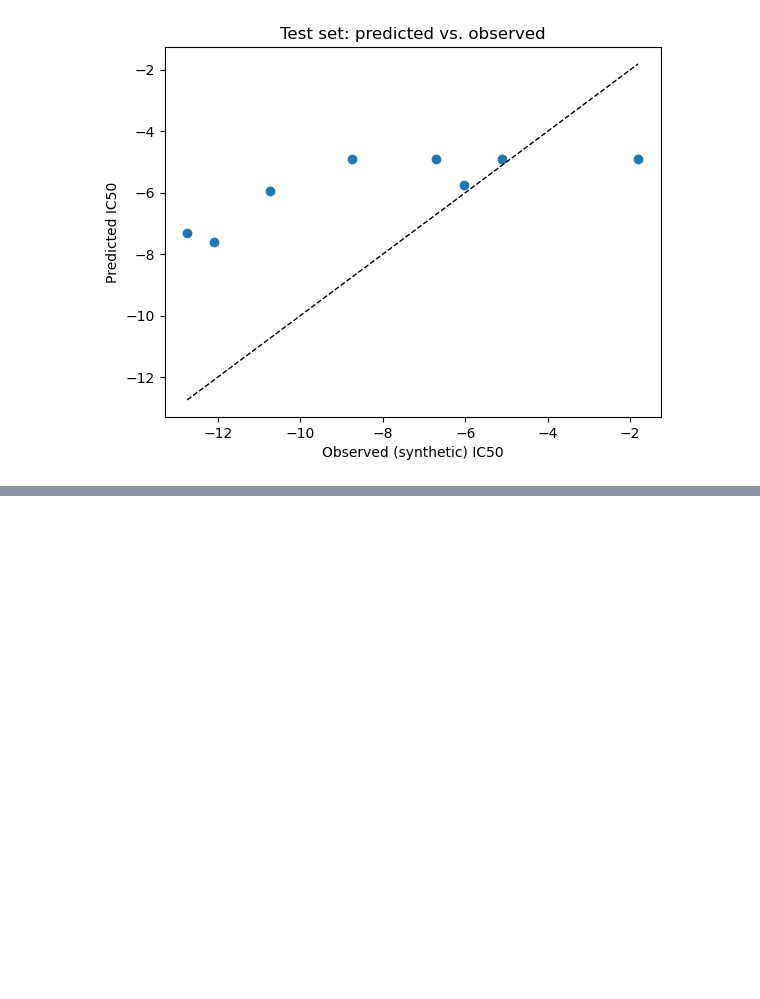
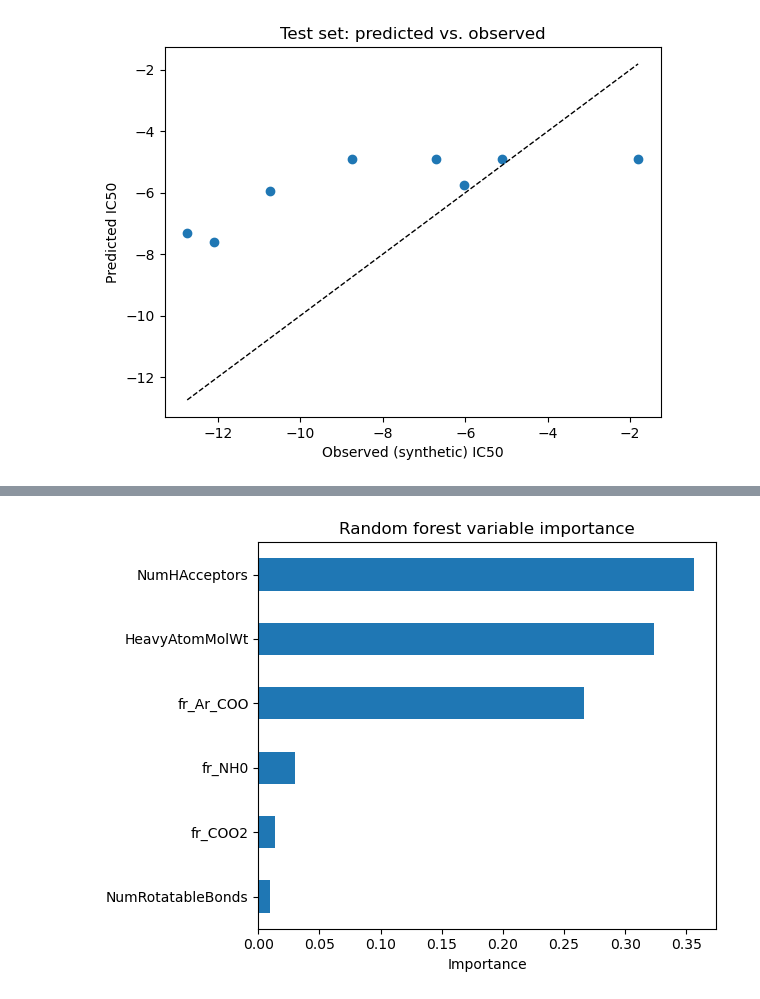
Before and after one commit to shamsaraj/mlmolprop, a Jupyter notebook: examples/quickstart.ipynb, the cells around one changed output, grey strips where cells are left out. Cells and saved outputs as stored; diff of their text form; code cells hidden in the pictures; blank space fills up the shorter version.

```diff
--- a/examples/quickstart.ipynb
+++ b/examples/quickstart.ipynb
@@ -228,0 +305,8 @@ plt.show()
+# %%
+model_result["Variable Importance"].plot.barh(legend=False)
+plt.xlabel("Importance")
+plt.title("Random forest variable importance")
+plt.tight_layout()
+plt.show()
+# %% [output]
+[figure, added]
```
Also changed, not shown: parts of 19 cells of this notebook, 1 other file.
